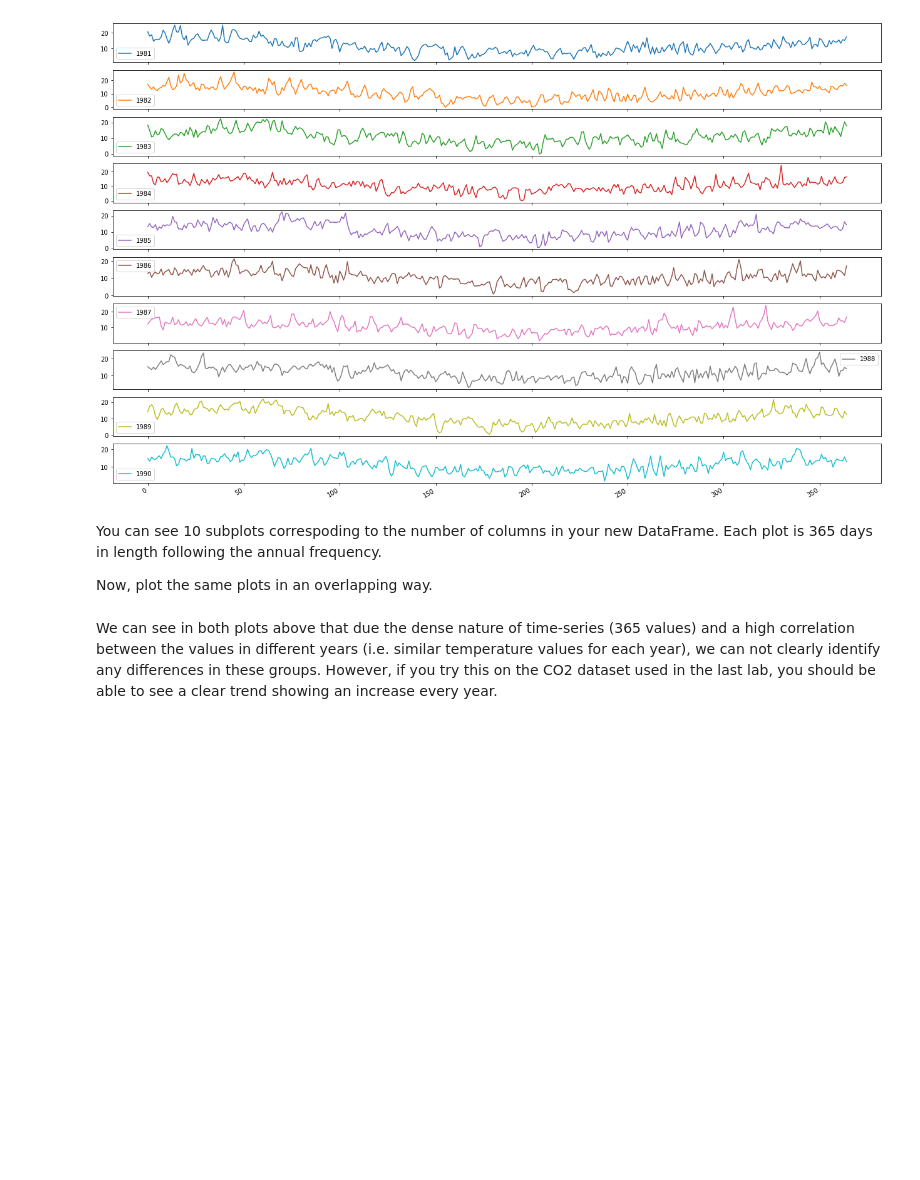
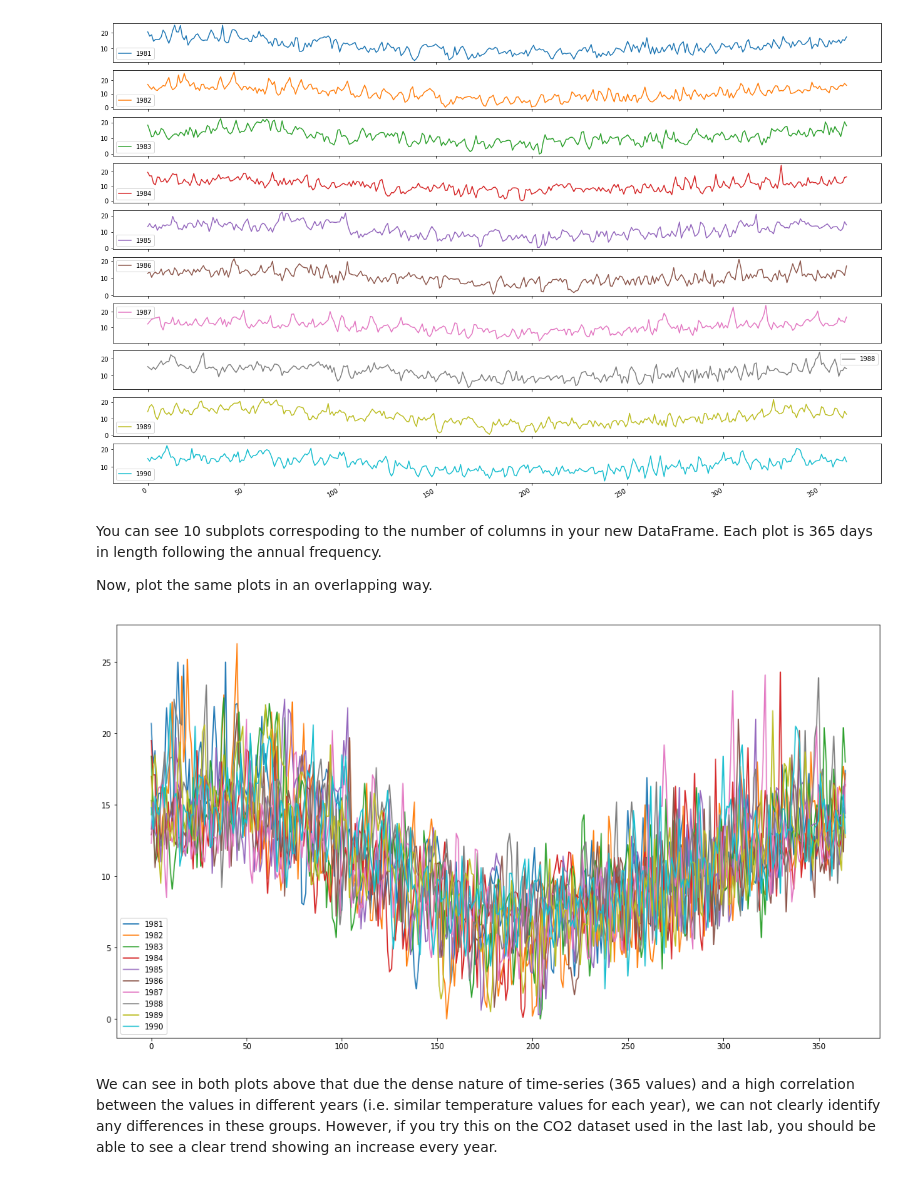
Before and after one commit to yishuen/dsc-3-25-04-visualizing-time-series-data-lab-nyc-career-ds-102218, a Jupyter notebook: index.ipynb, the cells around one changed output. Cells and saved outputs as stored; diff of their text form; code cells hidden in the pictures; blank space fills up the shorter version.

```diff
--- a/index.ipynb
+++ b/index.ipynb
@@ -113,6 +113,10 @@ You can see 10 subplots correspoding to the number of columns in your new DataFr
 Now, plot the same plots in an overlapping way.
 # %%
 # Plot overlapping yearly groups
+temp_annual.plot(figsize = (18,10), subplots=False, legend=True)
+plt.show()
+# %% [output]
+[figure, added]
 # %% [markdown]
 We can see in both plots above that due the dense nature of time-series (365 values) and a high correlation between the values in different years (i.e. similar temperature values for each year), we can not clearly identify any differences in these groups. However, if you try this on the CO2 dataset used in the last lab, you should be able to see a clear trend showing an increase every year.
 # %% [markdown]
```
